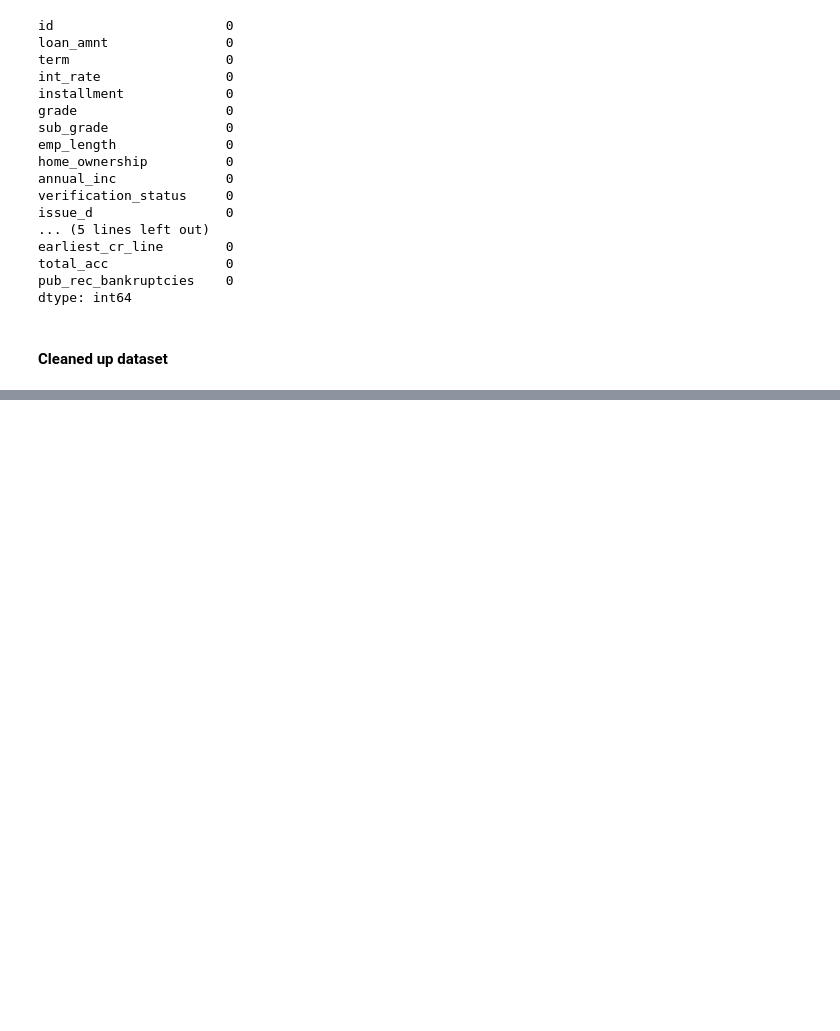
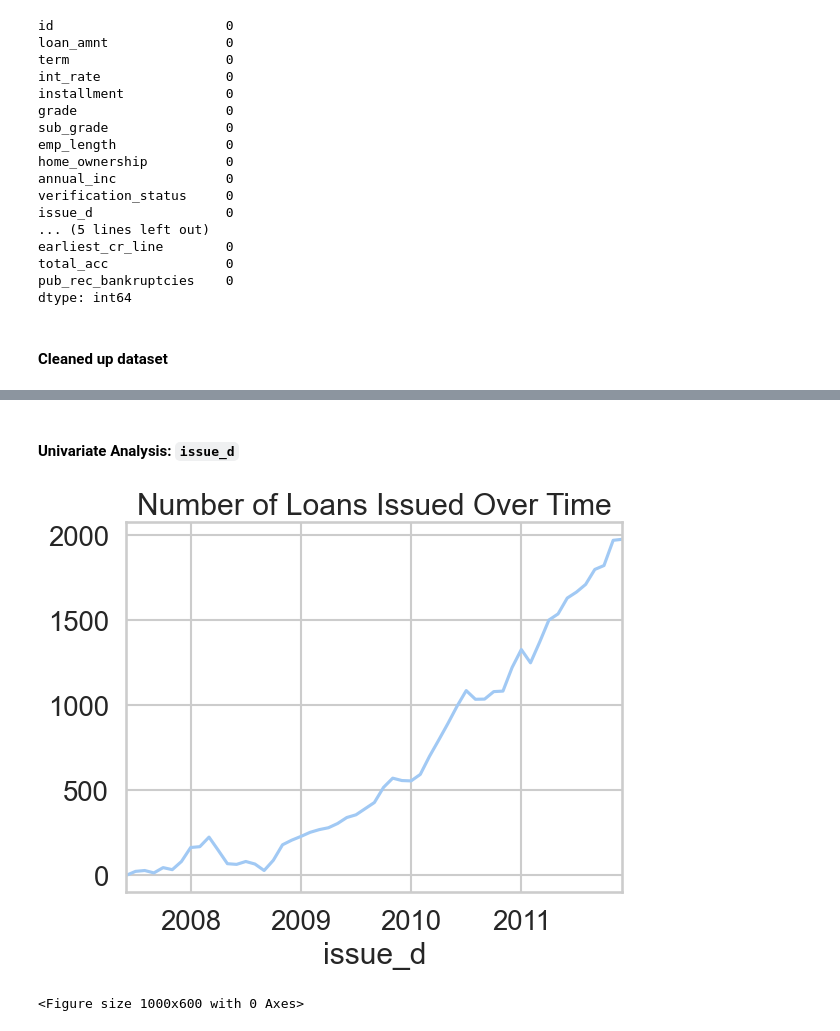
Before and after one commit to skelkar8/LendingClubCaseStudy, a Jupyter notebook: Swapnil_Kelkar.ipynb, the cells around one changed output, grey strips where cells are left out. Drawn from its saved outputs; the diff is of its cells as text; code cells hidden in the pictures; blank space fills up the shorter version.

Commit message:
Added univariate plots + conclusions + bivariate plots

```diff
--- a/Swapnil_Kelkar.ipynb
+++ b/Swapnil_Kelkar.ipynb
@@ -317,0 +337,15 @@ df
+# %%
+sns.set_style("whitegrid") # Delete this
+# %% [markdown]
+#### Univariate Analysis: `issue_d`
+# %%
+# Plotting a trend line to show how number of loans over time
+loans_over_time = df.groupby(df['issue_d'].dt.to_period('M')).size()
+loans_over_time.plot()
+plt.title('Number of Loans Issued Over Time')
+
+plt.figure(figsize=(10,6))
+plt.show()
+# %% [output]
+[figure, added]
+<Figure size 1000x600 with 0 Axes>
```
Also changed, not shown: parts of 29 cells of this notebook.
